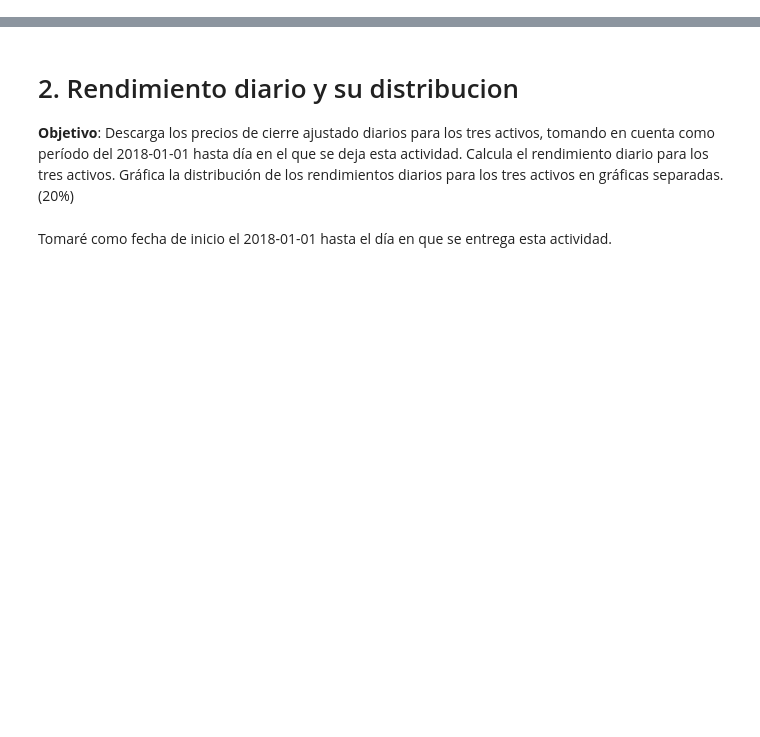
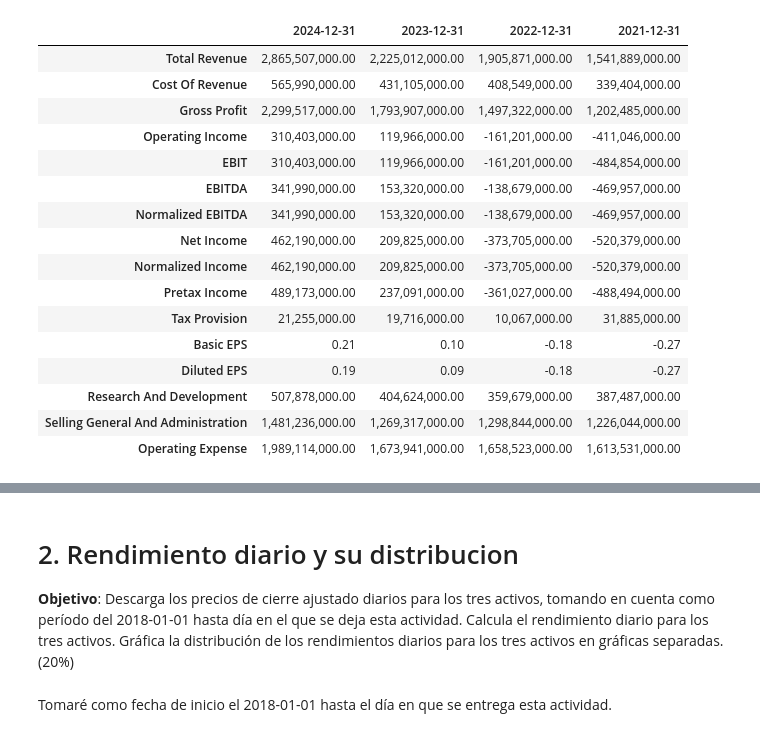
Before and after one commit to Rigobertoj/portafolios_inversion, a Jupyter notebook: src/01/notebooks/3T.cuantitative_research.ipynb, the cells around one changed output, grey strips where cells are left out. Cells and saved outputs as stored; diff of their text form; code cells hidden in the pictures; blank space fills up the shorter version.

```diff
--- a/src/01/notebooks/3T.cuantitative_research.ipynb
+++ b/src/01/notebooks/3T.cuantitative_research.ipynb
@@ -0,0 +161,56 @@
+# %%
+rows_pltr = {
+    "balance": [
+        "Total Assets",
+        "Total Liabilities Net Minority Interest",
+        "Stockholders Equity",
+        "Current Assets",
+        "Current Liabilities",
+        "Working Capital",
+        "Cash And Cash Equivalents",
+        "Total Debt",
+        "Long Term Debt And Capital Lease Obligation",
+        "Current Debt And Capital Lease Obligation",
+        "Net PPE",
+        "Accounts Receivable",
+        "Retained Earnings",
+        "Tangible Book Value",
+    ],
+    "income": [
+        "Total Revenue",
+        "Cost Of Revenue",
+        "Gross Profit",
+        "Operating Income",
+        "EBIT",
+        "EBITDA",
+        "Normalized EBITDA",
+        "Net Income",
+        "Normalized Income",
+        "Pretax Income",
+        "Tax Provision",
+        "Basic EPS",
+        "Diluted EPS",
+        "Research And Development",
+        "Selling General And Administration",
+        "Operating Expense",
+    ],
+    "cashflow": [
+        "Operating Cash Flow",
+        "Cash Flow From Continuing Operating Activities",
+        "Free Cash Flow",
+        "Capital Expenditure",
+        "Purchase Of PPE",
+        "Investing Cash Flow",
+        "Financing Cash Flow",
+        "Issuance Of Debt",
+        "Repayment Of Debt",
+        "Issuance Of Capital Stock",
+        "Repurchase Of Capital Stock",
+        "Beginning Cash Position",
+        "End Cash Position",
+        "Changes In Cash",
+    ],
+}
+
+show_financials(statements_t1, "PLTR", rows_pltr)
+# %% [output]
@@ -0,0 +232,17 @@
+|  | 2024-12-31 | 2023-12-31 | 2022-12-31 | 2021-12-31 |
+| Total Revenue | 2,865,507,000.00 | 2,225,012,000.00 | 1,905,871,000.00 | 1,541,889,000.00 |
+| Cost Of Revenue | 565,990,000.00 | 431,105,000.00 | 408,549,000.00 | 339,404,000.00 |
+| Gross Profit | 2,299,517,000.00 | 1,793,907,000.00 | 1,497,322,000.00 | 1,202,485,000.00 |
+| Operating Income | 310,403,000.00 | 119,966,000.00 | -161,201,000.00 | -411,046,000.00 |
+| EBIT | 310,403,000.00 | 119,966,000.00 | -161,201,000.00 | -484,854,000.00 |
+| EBITDA | 341,990,000.00 | 153,320,000.00 | -138,679,000.00 | -469,957,000.00 |
+| Normalized EBITDA | 341,990,000.00 | 153,320,000.00 | -138,679,000.00 | -469,957,000.00 |
+| Net Income | 462,190,000.00 | 209,825,000.00 | -373,705,000.00 | -520,379,000.00 |
+| Normalized Income | 462,190,000.00 | 209,825,000.00 | -373,705,000.00 | -520,379,000.00 |
+| Pretax Income | 489,173,000.00 | 237,091,000.00 | -361,027,000.00 | -488,494,000.00 |
+| Tax Provision | 21,255,000.00 | 19,716,000.00 | 10,067,000.00 | 31,885,000.00 |
+| Basic EPS | 0.21 | 0.10 | -0.18 | -0.27 |
+| Diluted EPS | 0.19 | 0.09 | -0.18 | -0.27 |
+| Research And Development | 507,878,000.00 | 404,624,000.00 | 359,679,000.00 | 387,487,000.00 |
+| Selling General And Administration | 1,481,236,000.00 | 1,269,317,000.00 | 1,298,844,000.00 | 1,226,044,000.00 |
+| Operating Expense | 1,989,114,000.00 | 1,673,941,000.00 | 1,658,523,000.00 | 1,613,531,000.00 |
```
Also changed, not shown: parts of 14 cells of this notebook, 1 other file.
